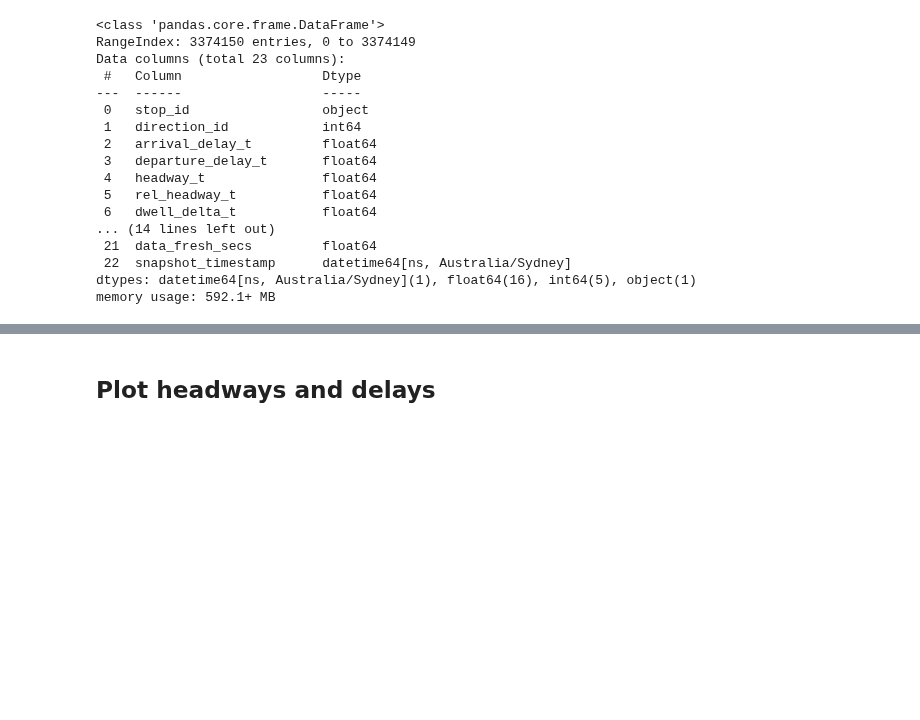
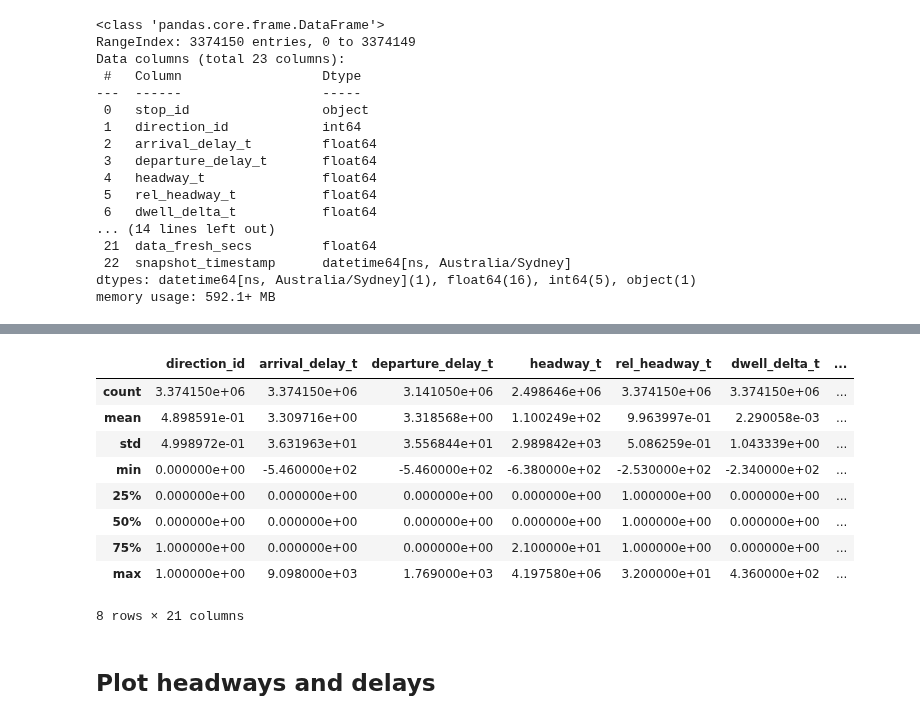
Before and after one commit to LuisMartinParraMorales/metro_disruptions_intelligence, a Jupyter notebook: notebooks/03_generate_features_and_eda.ipynb, the cells around one changed output, grey strips where cells are left out. Cells and saved outputs as stored; diff of their text form; code cells hidden in the pictures; blank space fills up the shorter version.

```diff
--- a/notebooks/03_generate_features_and_eda.ipynb
+++ b/notebooks/03_generate_features_and_eda.ipynb
@@ -145,6 +143,19 @@ snapshot_timestamp        0.000000
 dtype: float64
 # %%
 describe = feats_all.describe()
+# %%
+describe
+# %% [output]
+|  | direction_id | arrival_delay_t | departure_delay_t | headway_t | rel_headway_t | dwell_delta_t | ... |
+| count | 3.374150e+06 | 3.374150e+06 | 3.141050e+06 | 2.498646e+06 | 3.374150e+06 | 3.374150e+06 | ... |
+| mean | 4.898591e-01 | 3.309716e+00 | 3.318568e+00 | 1.100249e+02 | 9.963997e-01 | 2.290058e-03 | ... |
+| std | 4.998972e-01 | 3.631963e+01 | 3.556844e+01 | 2.989842e+03 | 5.086259e-01 | 1.043339e+00 | ... |
+| min | 0.000000e+00 | -5.460000e+02 | -5.460000e+02 | -6.380000e+02 | -2.530000e+02 | -2.340000e+02 | ... |
+| 25% | 0.000000e+00 | 0.000000e+00 | 0.000000e+00 | 0.000000e+00 | 1.000000e+00 | 0.000000e+00 | ... |
+| 50% | 0.000000e+00 | 0.000000e+00 | 0.000000e+00 | 0.000000e+00 | 1.000000e+00 | 0.000000e+00 | ... |
+| 75% | 1.000000e+00 | 0.000000e+00 | 0.000000e+00 | 2.100000e+01 | 1.000000e+00 | 0.000000e+00 | ... |
+| max | 1.000000e+00 | 9.098000e+03 | 1.769000e+03 | 4.197580e+06 | 3.200000e+01 | 4.360000e+02 | ... |
+8 rows × 21 columns
 # %%
 describe.to_csv(r'C:\Users\Luis.ParraMorales\GitProjects\metro_disruptions_intelligence\data\working_data\describe_features.csv',index=False)
 # %% [markdown]
```
Also changed, not shown: parts of 7 cells of this notebook.
